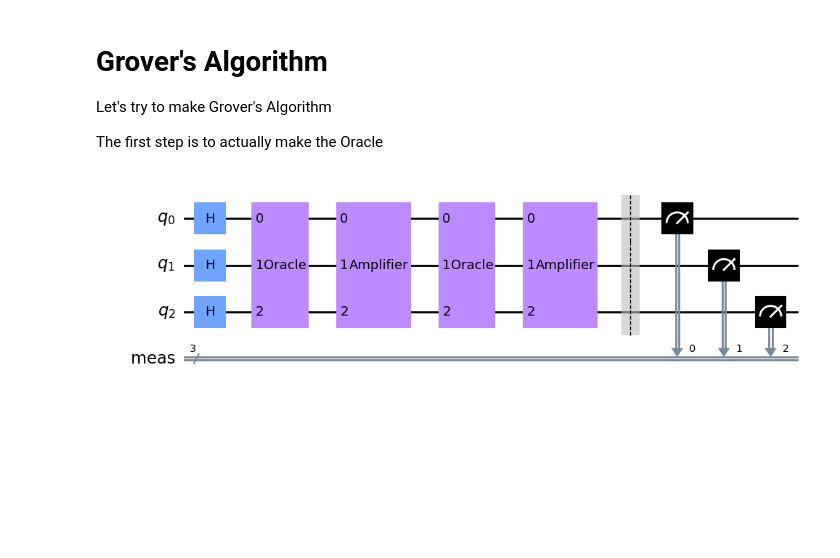
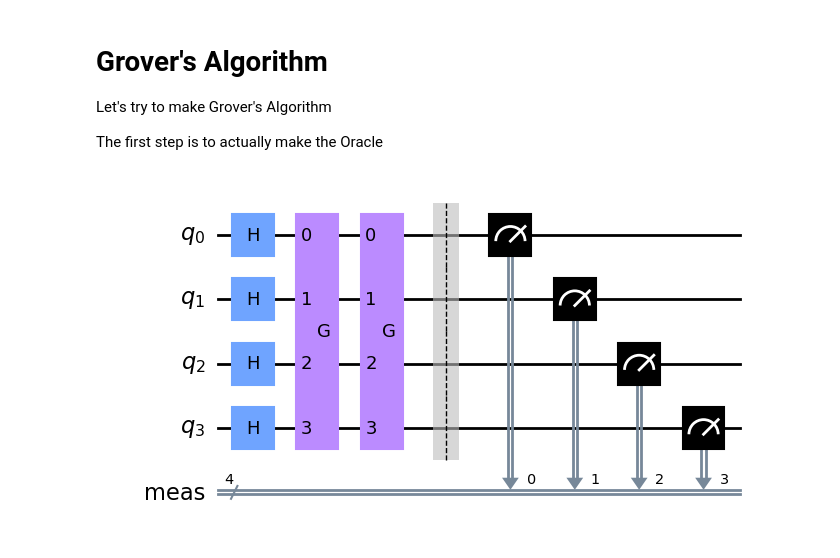
Before and after one commit to nunopcfmarques/IICQ-Project, a Jupyter notebook: IICQ-Notebook.ipynb, the cells around one changed output. Cells and saved outputs as stored; diff of their text form; code cells hidden in the pictures; blank space fills up the shorter version.

```diff
--- a/IICQ-Notebook.ipynb
+++ b/IICQ-Notebook.ipynb
@@ -578,53 +434,54 @@ Let's try to make Grover's Algorithm
 
 The first step is to actually make the Oracle
 # %%
-solutions = ['000', '111']
+solutions = ['0000', '1111', '1011', '1001']
 
-def grover_orac(n, solutions):
+def grover_G(n, solutions):
+
     qc = QuantumCircuit(n)
-    U = np.identity(n**2 - 1)
+
+    N = 2 ** n
+
+    # Oracle
+    U = np.identity(N)
     for state in solutions:
             ind = int(state, 2)
             U[ind][ind] = U[ind][ind] * -1
 
     qc.unitary(U, range(n))
 
-    U_gate = qc.to_gate()
-    U_gate.name = "Oracle"
-    return U_gate
-
-def grover_amplification(n):
-    qc = QuantumCircuit(n)
-
+    # Amplifier
     for qubit in range(n):
         qc.h(qubit)
         qc.x(qubit)
 
+    # Controlled Z can be decomposed into hadamard and toffoli
     qc.h(n - 1)
     qc.mct(list(range(n-1)), n - 1)
     qc.h(n - 1)
 
     for qubit in range(n):
         qc.x(qubit)
         qc.h(qubit)
 
-    Amp = qc.to_gate()
-    Amp.name = "Amplifier"
+    # Gate Creation
+    G_gate = qc.to_gate()
+    G_gate.name = "G"
 
-    return Amp
+    return G_gate
+
 
 def grover(n, solutions, iter):
     qc = QuantumCircuit(n)
 
     for qubit in range(n):
         qc.h(qubit)
     for i in range(iter):
-        qc.append(grover_orac(n, solutions), range(n))
-        qc.append(grover_amplification(n), range(n))
+        qc.append(grover_G(n, solutions), range(n))
     qc.measure_all()
     return qc
 
-qc = grover(3, solutions, 2)
+qc = grover(4, solutions, 2)
 qc.draw('mpl')
 # %% [output]
-[figure, old version]
+[figure, new version]
```
Also changed, not shown: parts of 15 cells of this notebook.
